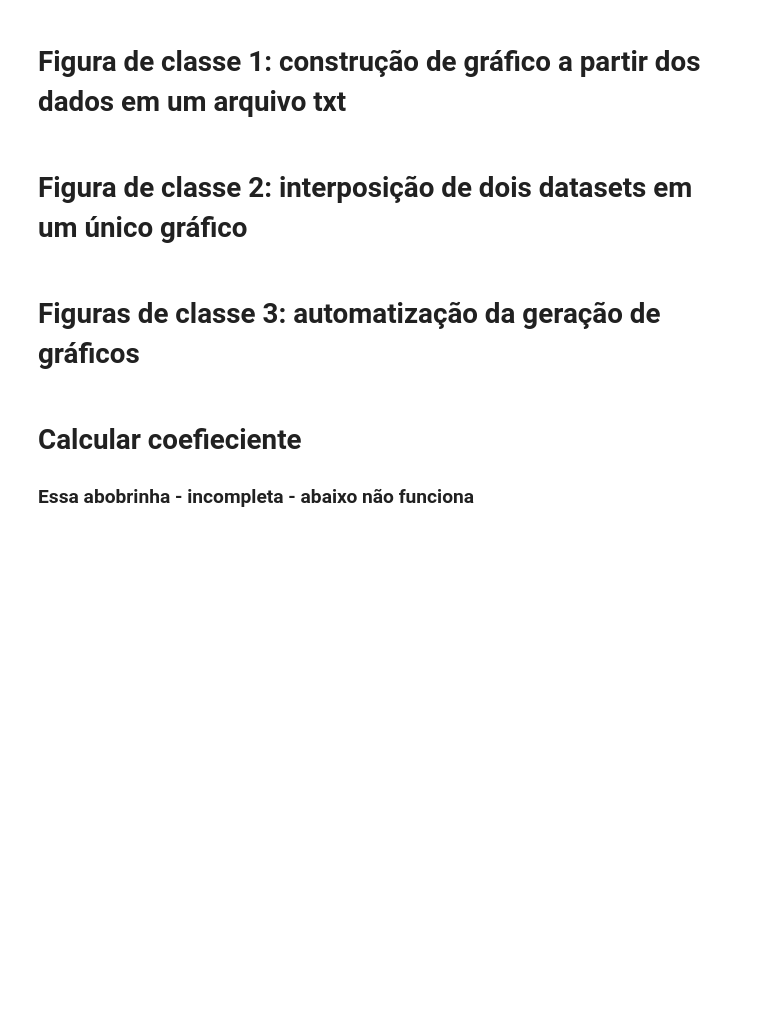
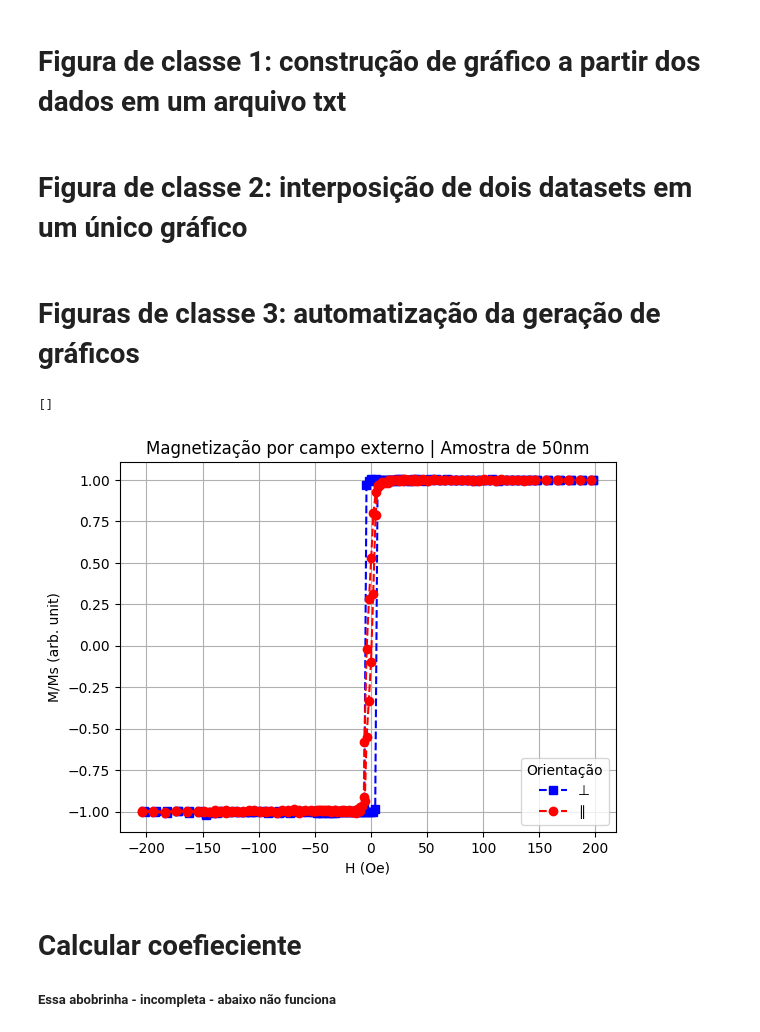
Before and after one commit to devAbq/tarefaDePlotagemDeDadosEmPython, a Jupyter notebook: main.ipynb, the cells around one changed output. Drawn from its saved outputs; the diff is of its cells as text; code cells hidden in the pictures; blank space fills up the shorter version.

Commit message:
no error codes but array that lists the files is empty

```diff
--- a/main.ipynb
+++ b/main.ipynb
@@ -5,10 +5,10 @@
 import matplotlib.pyplot as plt #type: ignore
 from filePathing import pathToDirForThisDevice
 #file pathing
-pathToDataReads = pathToDirForThisDevice
+pathToData = pathToDirForThisDevice
 
 #open single file and read and associate to array
-with open(pathToDataReads+"/50_nmDC_0.txt", "r") as file:
+with open(pathToData+"/50_nmDC_0.txt", "r") as file:
   lineReadings = file.readlines()
   arrayOfReads = []
   for line in lineReadings:
@@ -26,8 +26,9 @@ yAxisReadings = [row[1] for row in arrayOfReads]
 plt.plot(xAxisReadings, yAxisReadings, "--s", color="b")
 plt.xlabel("H (Oe)")
 plt.xlim(-30, 30)
-plt.ylabel("M/Ms")
-plt.title("Magnetização (arb. unit) por Campo Externo (Oe)")
+plt.xlabel("H (Oe)")
+plt.ylabel("M/Ms (arb. unit)")
+plt.title("Magnetização por campo externo | Amostra de 50nm")
 plt.legend(["⊥"], loc = "lower right", title="Orientação")
 plt.grid()
 # %% [markdown]
@@ -39,10 +40,10 @@ from filePathing import pathToDirForThisDevice, ortogonalFileRead, paralelFileRe
 #from filePathing import paralelFileDataRead
 
 #file pathing
-pathToDataReads = pathToDirForThisDevice
+pathToData = pathToDirForThisDevice
 
 #open single file and read and associate to array
-with open(pathToDataReads+ortogonalFileRead, "r") as file1:
+with open(pathToData+ortogonalFileRead, "r") as file1:
   lineReadings = file1.readlines()
   arrayOfReads = []
   for line in lineReadings:
@@ -51,7 +52,7 @@ with open(pathToDataReads+ortogonalFileRead, "r") as file1:
     arrayOfReads.append(associateLineFromFileWithArrayRow)
 
 #second dataset
-with open(pathToDataReads+paralelFileRead, "r") as file2:
+with open(pathToData+paralelFileRead, "r") as file2:
   lineReadingsFor2ndDataset = file2.readlines()
   arrayOfReadsFor2ndDataset = []
   for line in lineReadingsFor2ndDataset:
@@ -71,56 +72,62 @@ plt.plot(xAxisReadings, yAxisReadings, "--s", color="b")
 plt.plot(xAxisReadingsFor2ndDataset, yAxisReadingsFor2ndDataset, "--o", color="r")
 plt.xlim(-30, 30)
 plt.xlabel("H (Oe)")
-plt.ylabel("M/Ms")
-plt.title("Magnetização (arb. unit) por Campo Externo (Oe)")
+plt.ylabel("M/Ms (arb. unit)")
+plt.title("Magnetização por campo externo | Amostra de 50nm")
 plt.legend(["⊥", "∥"], loc = "lower right", title="Orientação")
 plt.grid()
 # %% [markdown]
 # Figuras de classe 3: automatização da geração de gráficos
 # %%
-#import math; graphs and os acessbility functions
-import matplotlib.pyplot as plt #type: ignore
+#import matplotlib, os, and filepathing for respectives graphical functionality, more sophisticated os directories management and file pahting for current device
+import matplotlib.pyplot as plt
+import os
 from filePathing import pathToDirForThisDevice, ortogonalFileRead, paralelFileRead
-#from filePathing import paralelFileDataRead
 
 #file pathing
-pathToDataReads = pathToDirForThisDevice
+pathToData = pathToDirForThisDevice
+listDataDir = os.listdir(pathToData)
+files = [f for f  in os.listdir(pathToData) if os.path.isfile(f)]
+print (files)
 
 #open single file and read and associate to array
-with open(pathToDataReads+ortogonalFileRead, "r") as file1:
+with open(pathToData+ortogonalFileRead, "r") as file1:
   lineReadingsFor1stDataset = file1.readlines()
   arrayOfReadsFor1stDataset = []
   for line in lineReadingsFor1stDataset:
     singleLineFor1stDataset = line.split()
     associateLineFromFileWithArrayRowFor1stDataset = [float(elem) for elem in singleLineFor1stDataset]
     arrayOfReadsFor1stDataset.append(associateLineFromFileWithArrayRowFor1stDataset)
 
 #second dataset
-with open(pathToDataReads+paralelFileRead, "r") as file2:
+with open(pathToData+paralelFileRead, "r") as file2:
   lineReadingsFor2ndDataset = file2.readlines()
   arrayOfReadsFor2ndDataset = []
   for line in lineReadingsFor2ndDataset:
     singleLineIn2ndDataset = line.split()
     associateLineFromFileWithArrayRowFor2ndDataset = [float(elem) for elem in singleLineIn2ndDataset]
     arrayOfReadsFor2ndDataset.append(associateLineFromFileWithArrayRowFor2ndDataset)
 
 #build axes from array
 xAxisReadingsFor1stDataset = [row[0] for row in arrayOfReadsFor1stDataset]
 yAxisReadingsFor1stDataset = [row[1] for row in arrayOfReadsFor1stDataset]
 xAxisReadingsFor2ndDataset = [row[0] for row in arrayOfReadsFor2ndDataset]
 yAxisReadingsFor2ndDataset = [row[1] for row in arrayOfReadsFor2ndDataset]
 
 #plot graph
 plt.plot(xAxisReadingsFor1stDataset, yAxisReadingsFor1stDataset, "--s", color="b")
 plt.plot(xAxisReadingsFor2ndDataset, yAxisReadingsFor2ndDataset, "--o", color="r")
 plt.xlabel("H (Oe)")
 plt.ylabel("M/Ms (arb. unit)")
 plt.title("Magnetização por campo externo | Amostra de 50nm")
 plt.legend(["⊥", "∥"], loc = "lower right", title="Orientação")
 plt.grid()
+# %% [output]
+[]
+[figure, added]
 # %% [markdown]
 # Calcular coefieciente
-### Essa abobrinha - incompleta - abaixo não funciona
+##### Essa abobrinha - incompleta - abaixo não funciona
 # %%
 #import math; graphs and os acessbility functions
 import matplotlib.pyplot as plt #type: ignore
```
Also changed, not shown: parts of 1 cell of this notebook.
